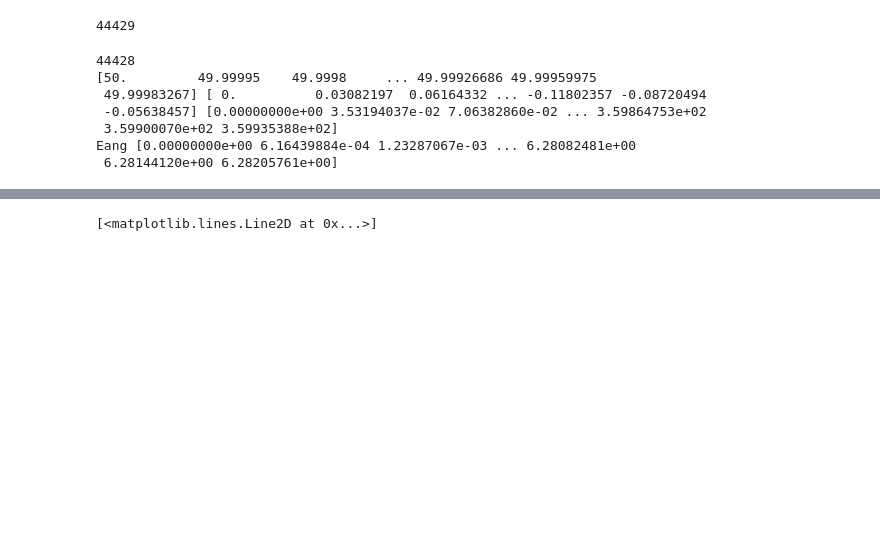
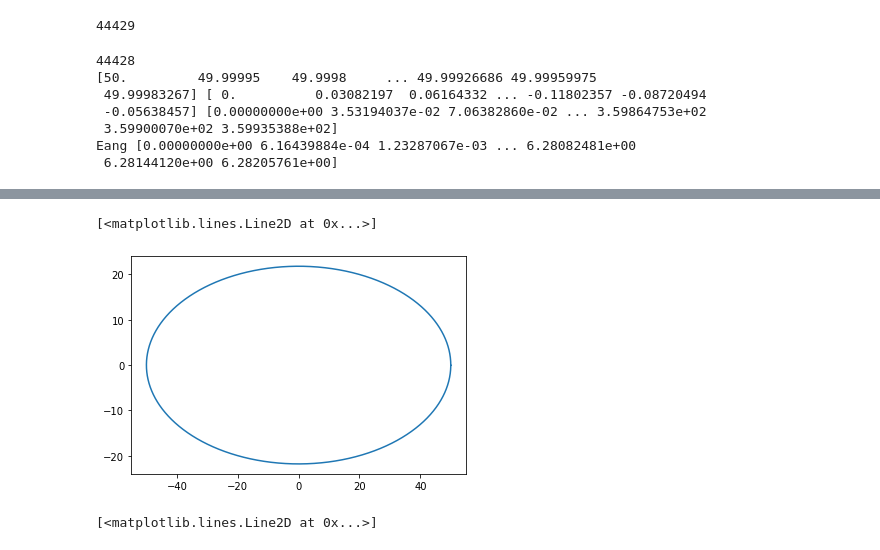
Before and after one commit to sdorsher/ManyBodyProblem, a Jupyter notebook: Vector Elliptical Perihelion.ipynb, the cells around one changed output, grey strips where cells are left out. Saved outputs shown, nothing was run; the diff lists cells and outputs as text; code cells hidden in the pictures; blank space fills up the shorter version.

```diff
--- a/Vector Elliptical Perihelion.ipynb
+++ b/Vector Elliptical Perihelion.ipynb
@@ -452,3 +463,8 @@ nptimesoneorbit=nptimes[0:endindex-1]
+# %%
+plt.plot(xE0,yE0)
+# %% [output]
+[<matplotlib.lines.Line2D at 0x...>]
+[figure, added]
 # %%
 plt.plot(nptimesoneorbit,xE0)
 # %% [output]
```
Also changed, not shown: parts of 14 cells of this notebook.
